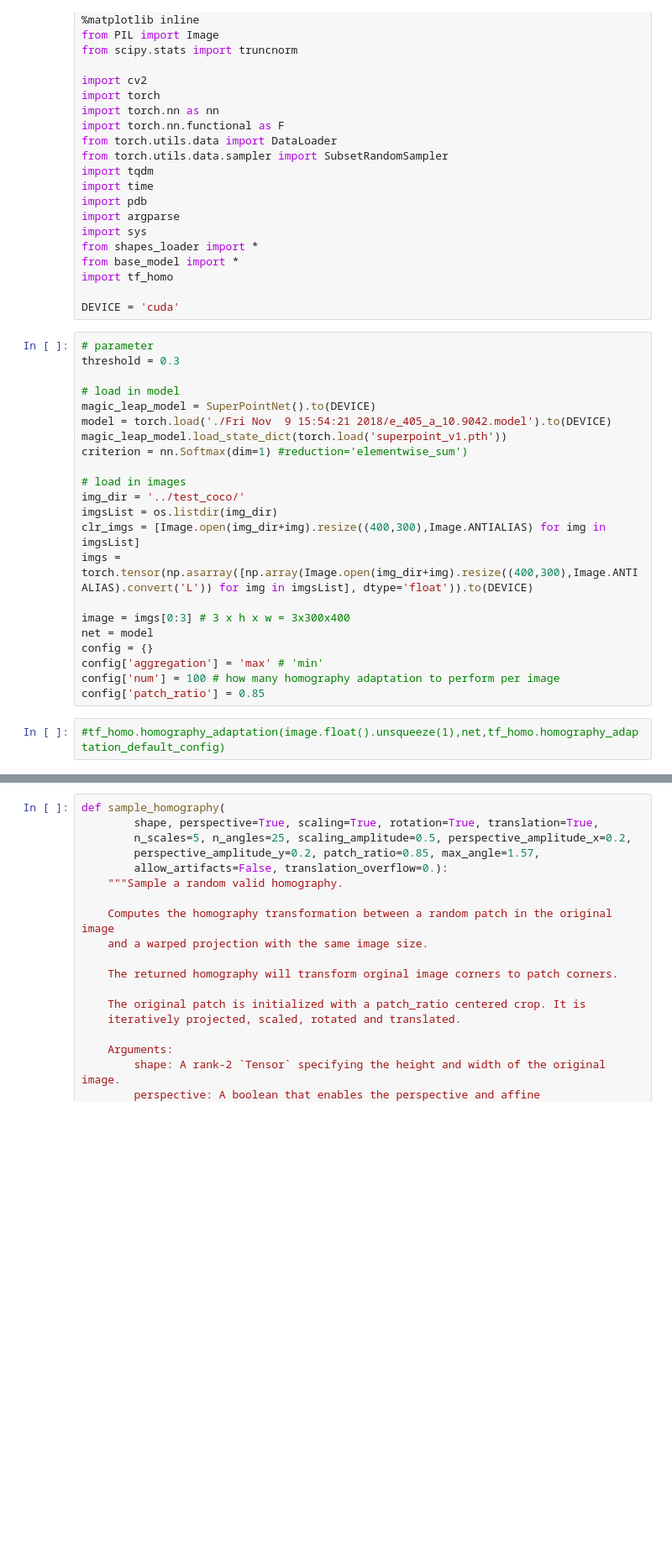
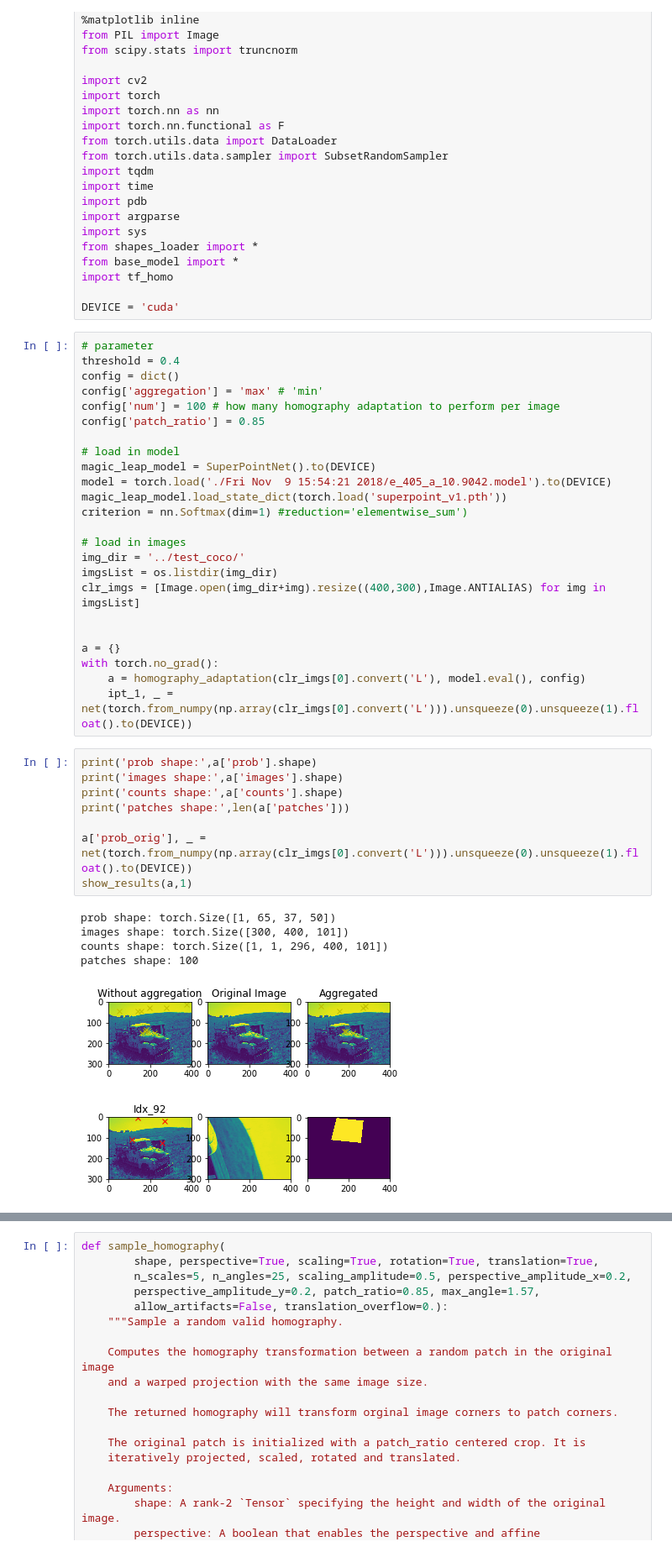
Before and after one commit to srini-cmu/specialized-superpoint, a Jupyter notebook: homography.ipynb, the cells around one changed output, grey strips where cells are left out. Shown at 84% size. Cells and saved outputs as stored; diff of their text form; blank space fills up the shorter version.

Commit message:
homography adaptation done. But seems to reduce feature points but not adding

```diff
--- a/homography.ipynb
+++ b/homography.ipynb
@@ -24,7 +24,11 @@ import tf_homo
 DEVICE = 'cuda'
 # %%
 # parameter
-threshold = 0.3
+threshold = 0.4
+config = dict()
+config['aggregation'] = 'max' # 'min'
+config['num'] = 100 # how many homography adaptation to perform per image
+config['patch_ratio'] = 0.85
 
 # load in model
 magic_leap_model = SuperPointNet().to(DEVICE)
@@ -36,13 +40,24 @@ criterion = nn.Softmax(dim=1) #reduction='elementwise_sum')
 img_dir = '../test_coco/'
 imgsList = os.listdir(img_dir)
 clr_imgs = [Image.open(img_dir+img).resize((400,300),Image.ANTIALIAS) for img in imgsList]
-imgs = torch.tensor(np.asarray([np.array(Image.open(img_dir+img).resize((400,300),Image.ANTIALIAS).convert('L')) for img in imgsList], dtype='float')).to(DEVICE)
 
-image = imgs[0:3] # 3 x h x w = 3x300x400
-net = model
-config = {}
-config['aggregation'] = 'max' # 'min'
-config['num'] = 100 # how many homography adaptation to perform per image
-config['patch_ratio'] = 0.85
+
+a = {}
+with torch.no_grad():
+    a = homography_adaptation(clr_imgs[0].convert('L'), model.eval(), config)
+    ipt_1, _ = net(torch.from_numpy(np.array(clr_imgs[0].convert('L'))).unsqueeze(0).unsqueeze(1).float().to(DEVICE))
-# %%
-#tf_homo.homography_adaptation(image.float().unsqueeze(1),net,tf_homo.homography_adaptation_default_config)
+# %%
+print('prob shape:',a['prob'].shape)
+print('images shape:',a['images'].shape)
+print('counts shape:',a['counts'].shape)
+print('patches shape:',len(a['patches']))
+
+a['prob_orig'], _ = net(torch.from_numpy(np.array(clr_imgs[0].convert('L'))).unsqueeze(0).unsqueeze(1).float().to(DEVICE))
+show_results(a,1)
+# %% [output]
+prob shape: torch.Size([1, 65, 37, 50])
+images shape: torch.Size([300, 400, 101])
+counts shape: torch.Size([1, 1, 296, 400, 101])
+patches shape: 100
+[figure, added]
+[figure, added]
```
Also changed, not shown: parts of 4 cells of this notebook.
